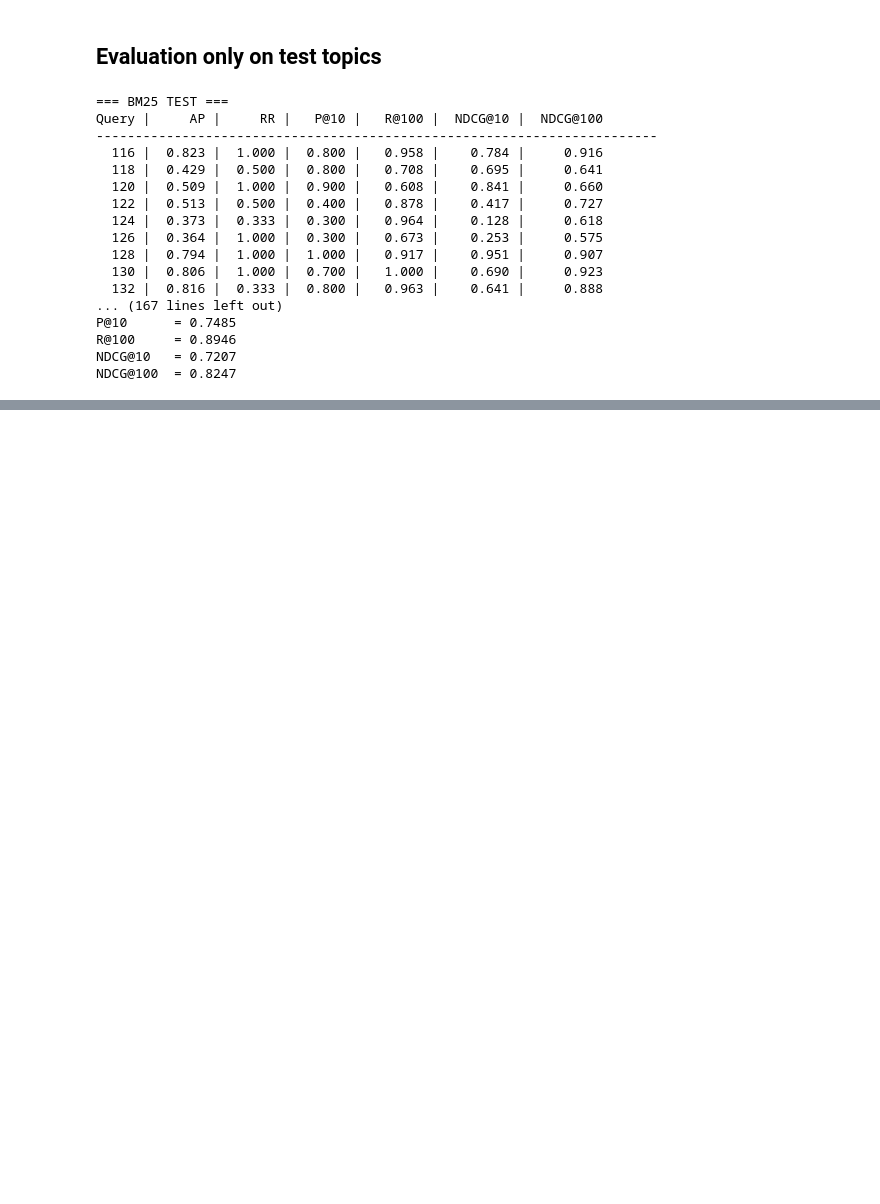
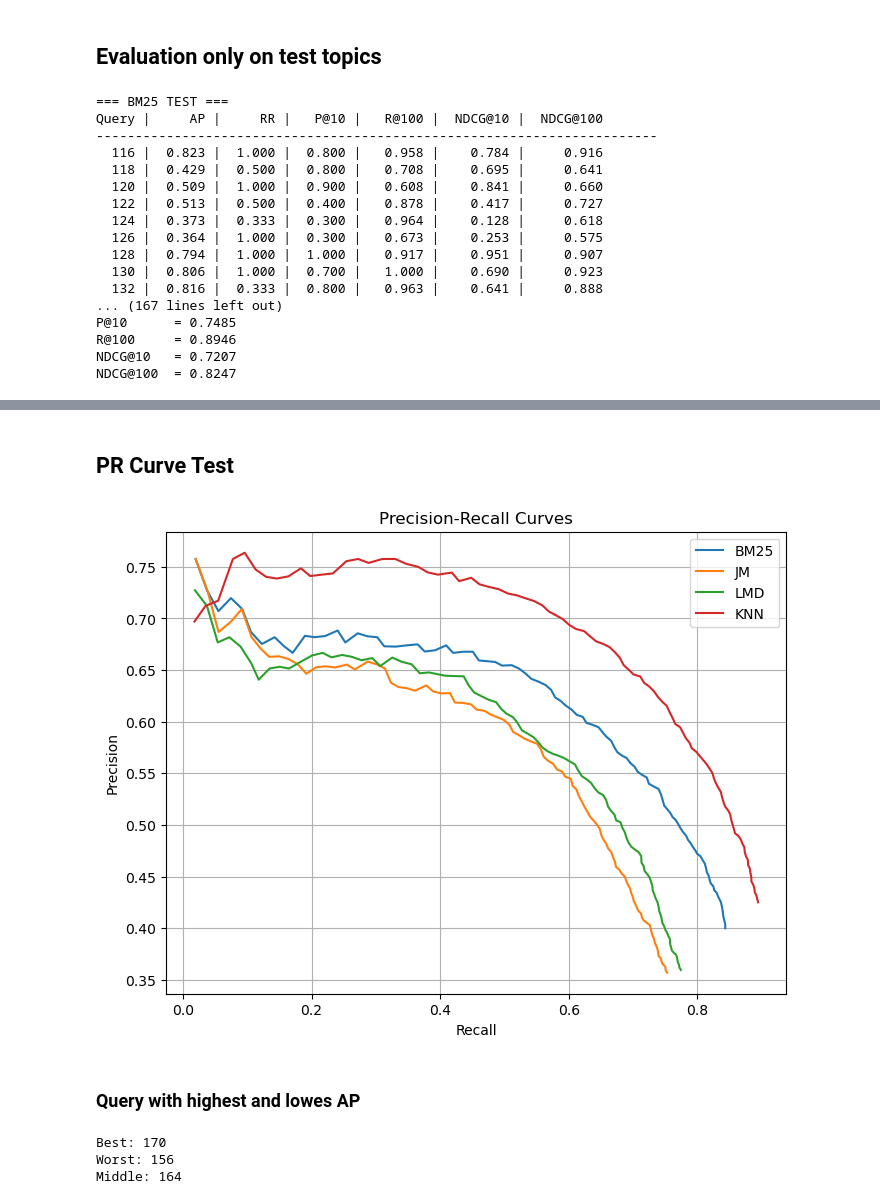
Before and after one commit to alexandreffs/nlpProject, a Jupyter notebook: project_phase1.ipynb, the cells around one changed output, grey strips where cells are left out. Saved outputs shown, nothing was run; the diff lists cells and outputs as text; code cells hidden in the pictures; blank space fills up the shorter version.

Commit message:
added query with highest, lowest and median AP

```diff
--- a/project_phase1.ipynb
+++ b/project_phase1.ipynb
@@ -150,6 +150,7 @@ def build_qrels_from_submissions(path):
                 if not citations:
                     continue
 
+                # supporting, neutral, contradicting, not relevant
                 for c in citations:
                     pmid = str(c.get("cited_pmid"))
                     relation = (c.get("evidence_relation") or "").strip().lower()
@@ -158,7 +159,8 @@ def build_qrels_from_submissions(path):
                         qrels[qid][pmid] = max(qrels[qid].get(pmid, 0), 2)
                     elif relation == "neutral":
                         qrels[qid][pmid] = max(qrels[qid].get(pmid, 0), 1)
-                    # ignore contradicting / not relevant
+                    elif relation in ["contradicting", "not relevant"]:
+                        qrels[qid][pmid] = max(qrels[qid].get(pmid, 0), 0)
 
     return dict(qrels)
 
@@ -974,0 +972,46 @@ summary_df.to_csv("outputs/runs/retrieval_summary.csv", index=False)
+# %% [markdown]
+## PR Curve Test
+# %%
+rec_bm25_test, prec_bm25_test = precision_recall_curve(metrics_bm25_test["eval_queries_bin"], max_k=100)
+rec_jm_test, prec_jm_test = precision_recall_curve(metrics_jm_test["eval_queries_bin"], max_k=100)
+rec_lmd_test, prec_lmd_test = precision_recall_curve(metrics_lmd_test["eval_queries_bin"], max_k=100)
+rec_knn_test, prec_knn_test = precision_recall_curve(metrics_knn_test["eval_queries_bin"], max_k=100)
+
+plt.figure(figsize=(8, 6))
+plt.plot(rec_bm25_test, prec_bm25_test, label="BM25")
+plt.plot(rec_jm_test, prec_jm_test, label="JM")
+plt.plot(rec_lmd_test, prec_lmd_test, label="LMD")
+plt.plot(rec_knn_test, prec_knn_test, label="KNN")
+plt.xlabel("Recall")
+plt.ylabel("Precision")
+plt.title("Precision-Recall Curves")
+plt.legend()
+plt.grid(True)
+plt.show()
+# %% [output]
+[figure, added]
+# %% [markdown]
+### Query with highest and lowes AP
+# %%
+# Remove mean row
+df = df_knn_test[df_knn_test["Query"] != "Mean"].copy()
+
+# Convert AP to numeric just in case
+df["AP"] = df["AP"].astype(float)
+
+# Highest AP
+best_query = df.sort_values("AP", ascending=False).iloc[0]["Query"]
+
+# Lowest AP
+worst_query = df.sort_values("AP", ascending=True).iloc[0]["Query"]
+
+# Middle query (median AP)
+middle_query = df.sort_values("AP").iloc[len(df)//2]["Query"]
+
+print("Best:", best_query)
+print("Worst:", worst_query)
+print("Middle:", middle_query)
+# %% [output]
+Best: 170
+Worst: 156
+Middle: 164
```
Also changed, not shown: parts of 11 cells of this notebook.
